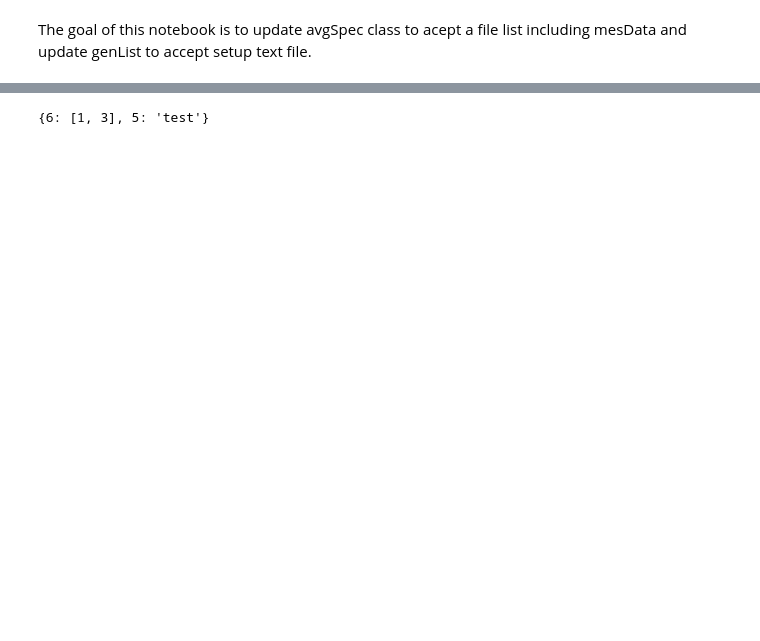
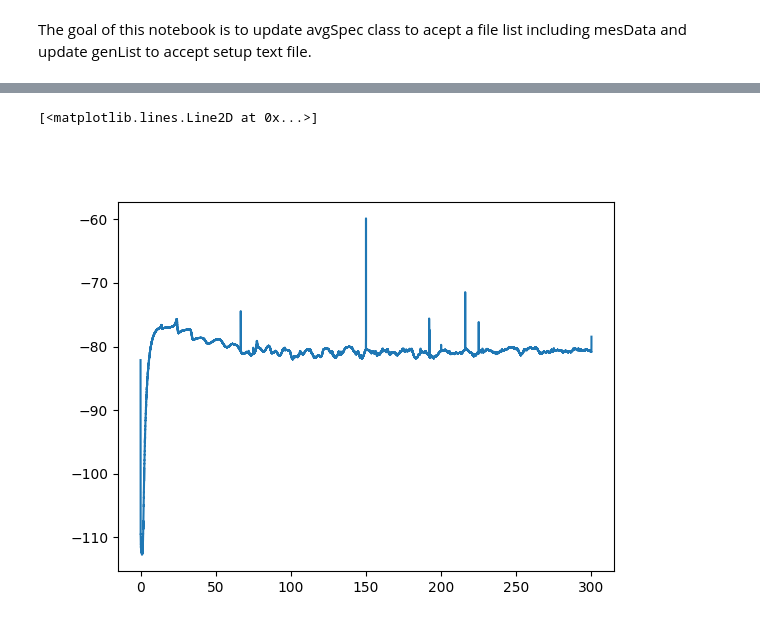
Before and after one commit to josephmlev/darkRadio, a Jupyter notebook: daqAnalysisAndExperiments/run1Analysis/avgMesDataTesting.ipynb, the cells around one changed output, grey strips where cells are left out. Saved outputs shown, nothing was run; the diff lists cells and outputs as text; code cells hidden in the pictures; blank space fills up the shorter version.

```diff
--- a/daqAnalysisAndExperiments/run1Analysis/avgMesDataTesting.ipynb
+++ b/daqAnalysisAndExperiments/run1Analysis/avgMesDataTesting.ipynb
@@ -18,16 +22,3 @@ import time
-# %%
-def mkFileList(dataDir):
-
-	#get list of files in dataDir, pack data*.h5 named files into fileList
-	dataDirContents = os.listdir(dataDir)
-	fileList = [file for file in dataDirContents if fnmatch(file, 'data*.h5')]
-	fileList.sort()
-	return fileList
-
-dataDir = './data_7_7_22_gitignore/'
-fileList = mkFileList(dataDir)
-
-spec102 = avgSpec(fileList[102:103], dataDir)
 # %%
 from collections import namedtuple
 from datetime import datetime
@@ -730,12 +629,14 @@ class avgSpec:
 configFile = './ConfigDR.ini'
 dbFile = './SearchableDatabase.txt'
 # Name of the setup in the configuration file
-configName = 'TEST'
+configName = 'DEFAULT'
 dataDir = ('../../../../../drBiggerBoy/drData/Data/')
 
-parsedList, configDict = getParsedList(configFile, configName, dbFile)
-for spec in parsedList:
-    print(spec[0])
 
-specData = avgSpec(parsedList, dataDir)
+#demo parsedList
+# parsedList = ([((1.,1.),'asdf'),((1.,2.),'asdf')])
+parsedList, infoDict = getParsedList(configFile, configName, dbFile)
+print('length parsed list =', len(parsedList))
+print(parsedList[0])
+print(infoDict)
 # %% [output]
@@ -753,0 +646,3 @@ NameError: name 'aSpec' is not defined
+# %%
+
+specData = avgSpec(parsedList, dataDir, verbose=True)
@@ -754,3 +686,10 @@ NameError: name 'aSpec' is not defined
+# %%
+%matplotlib widget
+ant = np.load('run1_antData_avgAll11776Spectra_gitignore.npy')
+plt.plot(specData.freqs,dr.fft2dBm(ant[1:]))
+# %% [output]
+[<matplotlib.lines.Line2D at 0x...>]
+[figure, added]
 # %%
 fullList = [1,2,3,4,5]
 subSet = [1,3]
@@ -759,5 +698,5 @@ testDict = {6 : subSet}
 
 testDict.update({5 : 'test'})
 print(testDict)
+for i in testDict:
+    print(i)
-# %% [output]
-{6: [1, 3], 5: 'test'}
```
Also changed, not shown: parts of 11 cells of this notebook, 5 other files.
